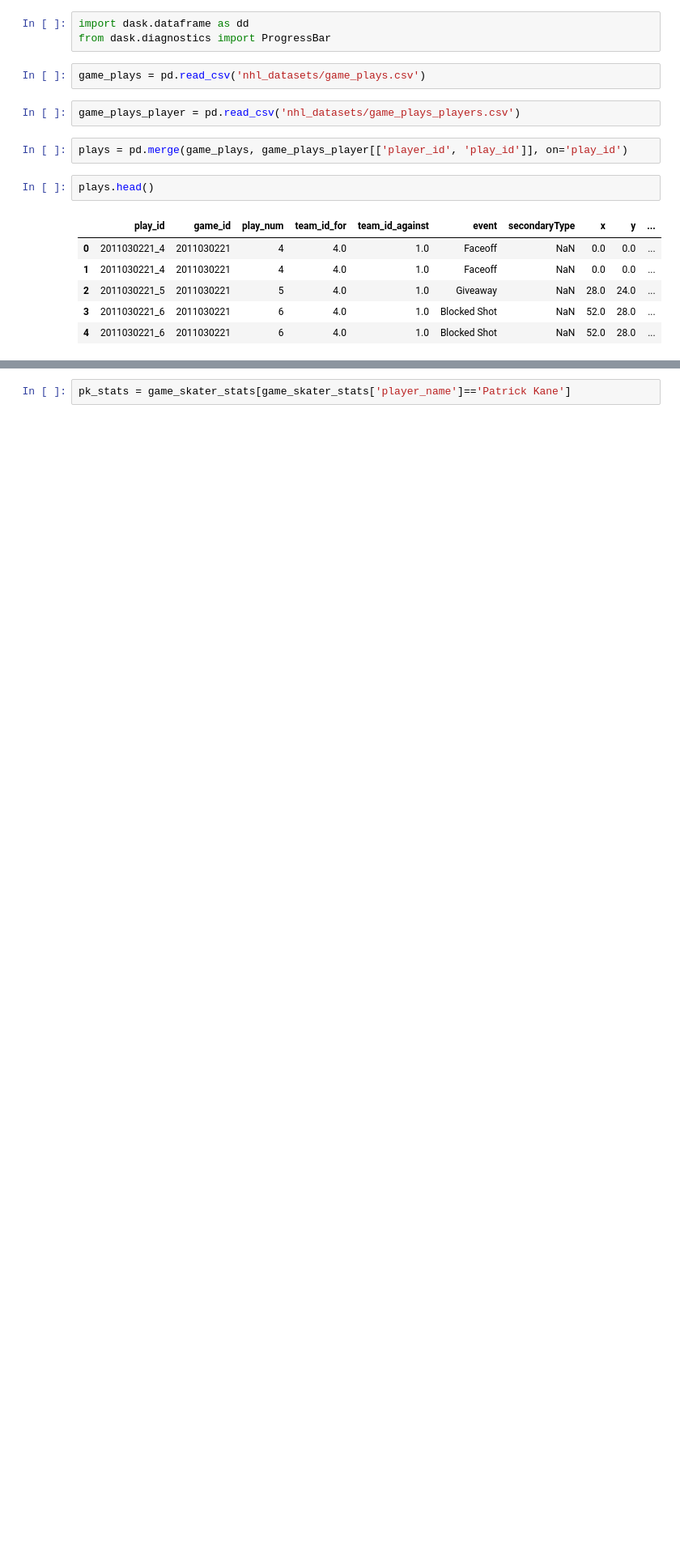
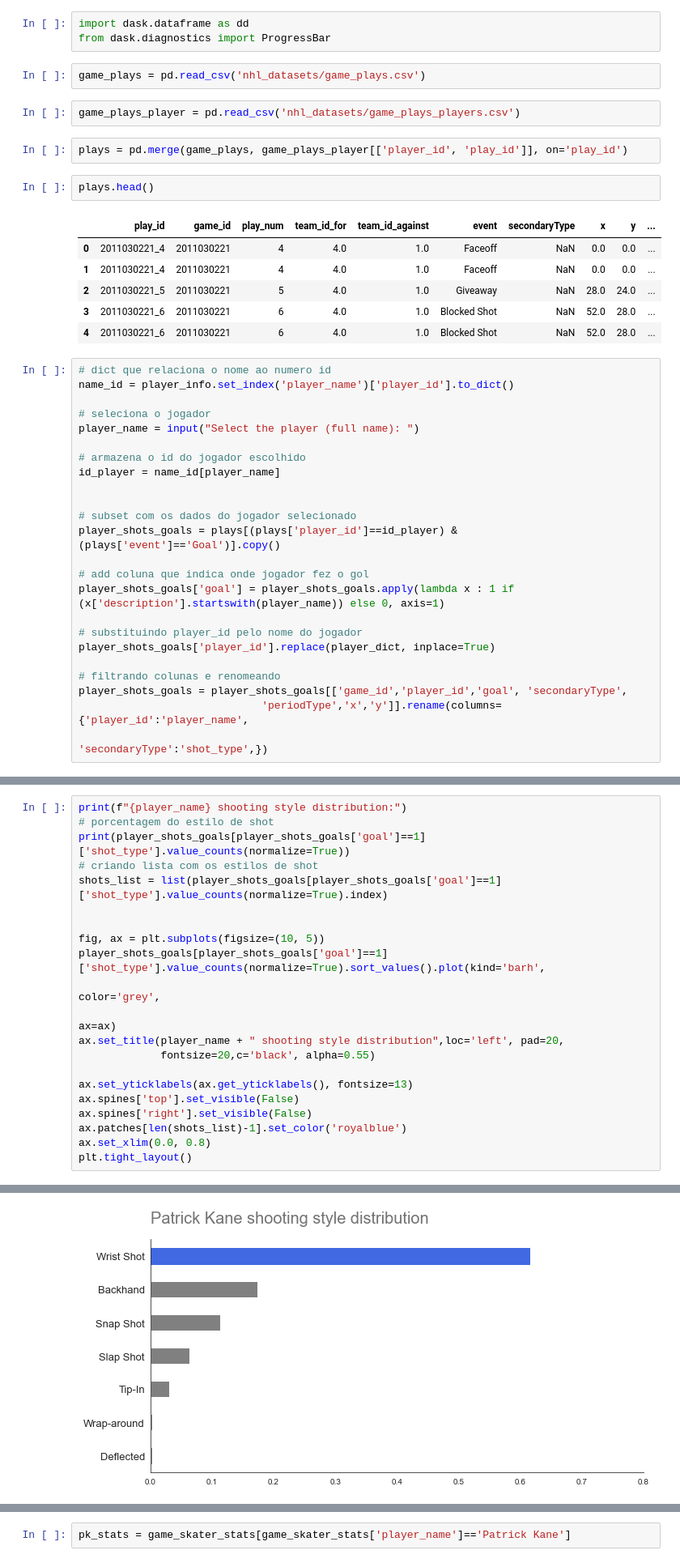
Before and after one commit to DanOakStats/NHL, a Jupyter notebook: data_cleaning.ipynb, the cells around one changed output, grey strips where cells are left out. Shown at 81% size. Drawn from its saved outputs; the diff is of its cells as text; blank space fills up the shorter version.

Commit message:
working on shooting style

```diff
--- a/data_cleaning.ipynb
+++ b/data_cleaning.ipynb
@@ -465,3 +472,27 @@ plays.head()
 | 2 | 2011030221_5 | 2011030221 | 5 | 4.0 | 1.0 | Giveaway | NaN | 28.0 | 24.0 | ... |
 | 3 | 2011030221_6 | 2011030221 | 6 | 4.0 | 1.0 | Blocked Shot | NaN | 52.0 | 28.0 | ... |
 | 4 | 2011030221_6 | 2011030221 | 6 | 4.0 | 1.0 | Blocked Shot | NaN | 52.0 | 28.0 | ... |
+# %%
+# dict que relaciona o nome ao numero id
+name_id = player_info.set_index('player_name')['player_id'].to_dict()
+
+# seleciona o jogador
+player_name = input("Select the player (full name): ")
+
+# armazena o id do jogador escolhido
+id_player = name_id[player_name]
+
+
+# subset com os dados do jogador selecionado
+player_shots_goals = plays[(plays['player_id']==id_player) & (plays['event']=='Goal')].copy()
+
+# add coluna que indica onde jogador fez o gol
+player_shots_goals['goal'] = player_shots_goals.apply(lambda x : 1 if (x['description'].startswith(player_name)) else 0, axis=1)
+
+# substituindo player_id pelo nome do jogador
+player_shots_goals['player_id'].replace(player_dict, inplace=True)
+
+# filtrando colunas e renomeando
+player_shots_goals = player_shots_goals[['game_id','player_id','goal', 'secondaryType',
+                             'periodType','x','y']].rename(columns={'player_id':'player_name',
+                                                                                 'secondaryType':'shot_type',})
@@ -467,0 +501,22 @@ plays.head()
+# %%
+print(f"{player_name} shooting style distribution:")
+# porcentagem do estilo de shot
+print(player_shots_goals[player_shots_goals['goal']==1]['shot_type'].value_counts(normalize=True))
+# criando lista com os estilos de shot
+shots_list = list(player_shots_goals[player_shots_goals['goal']==1]['shot_type'].value_counts(normalize=True).index)
+
+
+fig, ax = plt.subplots(figsize=(10, 5))
+player_shots_goals[player_shots_goals['goal']==1]['shot_type'].value_counts(normalize=True).sort_values().plot(kind='barh',
+                                                                                                               color='grey',
+                                                                                                               ax=ax)
+ax.set_title(player_name + " shooting style distribution",loc='left', pad=20,
+             fontsize=20,c='black', alpha=0.55)
+
+ax.set_yticklabels(ax.get_yticklabels(), fontsize=13)
+ax.spines['top'].set_visible(False)
+ax.spines['right'].set_visible(False)
+ax.patches[len(shots_list)-1].set_color('royalblue')
+ax.set_xlim(0.0, 0.8)
+plt.tight_layout()
+# %% [output]
@@ -467,0 +532 @@ plays.head()
+[figure, added]
```
Also changed, not shown: parts of 25 cells of this notebook.
